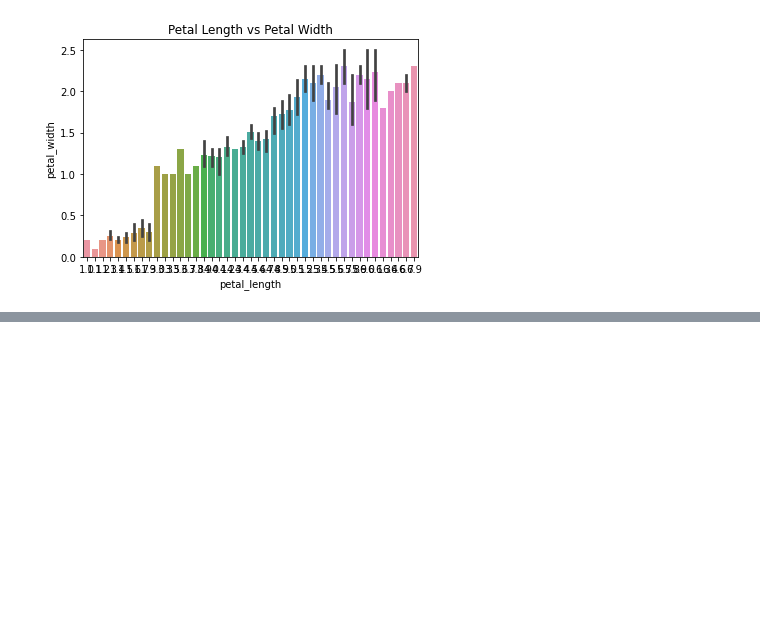
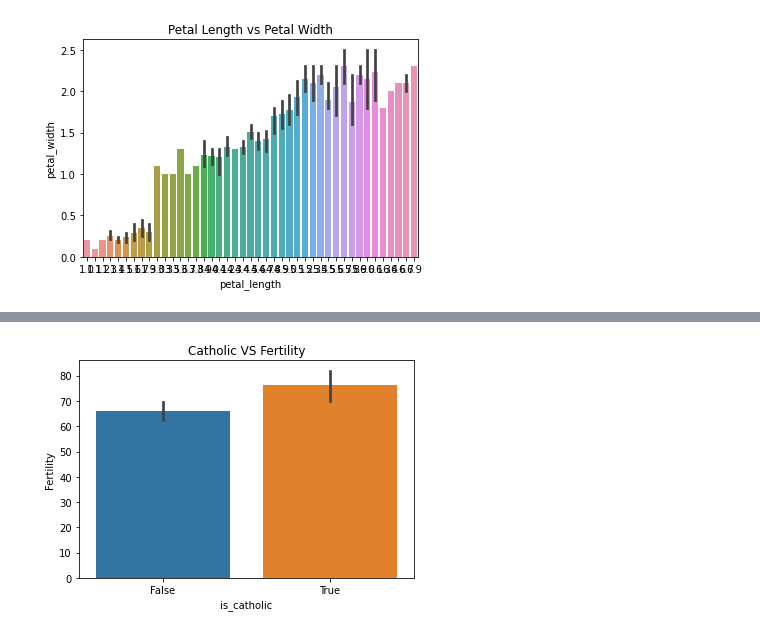
Before and after one commit to BManoff/numpy-pandas-visualization-exercises, a Jupyter notebook: seaborn_exercises.ipynb, the cells around one changed output, grey strips where cells are left out. Cells and saved outputs as stored; diff of their text form; code cells hidden in the pictures; blank space fills up the shorter version.

```diff
--- a/seaborn_exercises.ipynb
+++ b/seaborn_exercises.ipynb
@@ -36,0 +138,3 @@ plt.show()
+# %%
+swiss = data('swiss')
+swiss
@@ -36,0 +159,3 @@ plt.show()
+# %%
+swiss['is_catholic'] = swiss.Catholic > 50
+swiss
@@ -36,0 +180,6 @@ plt.show()
+# %%
+sns.barplot(x = 'is_catholic', y = 'Fertility', data = swiss)
+plt.title('Catholic VS Fertility')
+plt.show()
+# %% [output]
+[figure, added]
```
Also changed, not shown: parts of 20 cells of this notebook, 1 other file.
